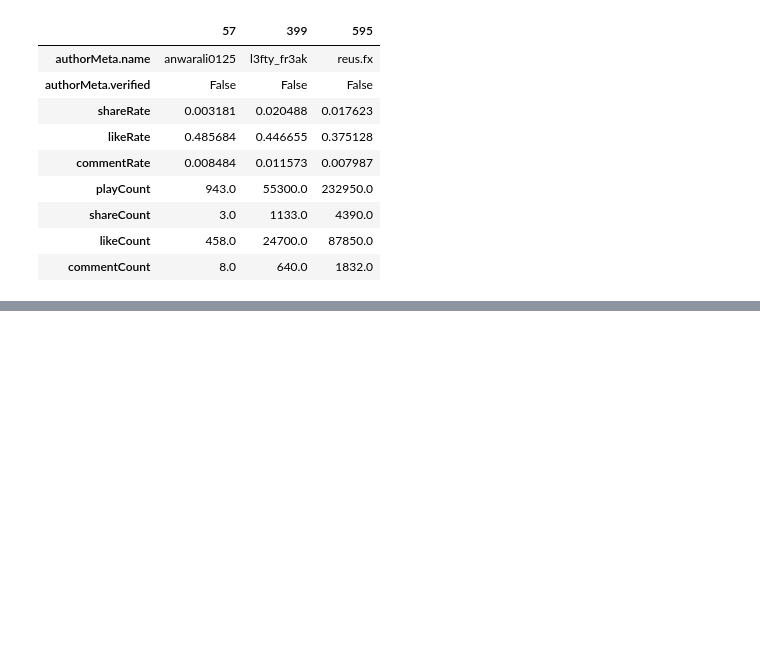
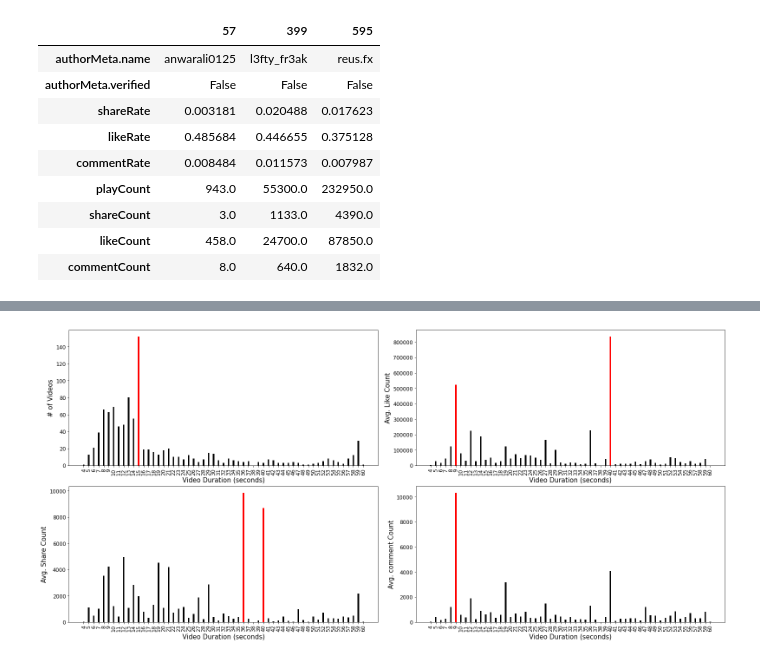
Before and after one commit to ba-group-projects/tiktok-popularity-eda, a Jupyter notebook: mattheus_smm635_mtp_eda.ipynb, the cells around one changed output, grey strips where cells are left out. Drawn from its saved outputs; the diff is of its cells as text; code cells hidden in the pictures; blank space fills up the shorter version.

```diff
--- a/mattheus_smm635_mtp_eda.ipynb
+++ b/mattheus_smm635_mtp_eda.ipynb
@@ -94,0 +93,10 @@ plt.xticks(rotation=0)
+# %%
+count_df = df_clean[['videoMeta.duration']].groupby(df_clean["videoMeta.duration"]).count()#.sort_values(by='videoMeta.duration',axis=1)#.plot(kind="bar", legend=False)
+count_df = count_df.rename(columns={"videoMeta.duration": "count"})
+count_df = count_df.reset_index()
+
+avg_df = df_clean[['videoMeta.duration','likeCount','shareCount','playCount','commentCount']]
+avg_df = avg_df.groupby(['videoMeta.duration'],as_index=False).agg([np.mean]).reset_index()
+avg_df.columns = avg_df.columns.droplevel(-1)
+# avg_df.sort_values(by='likeCount',ascending=False).head(3).T
+avg_df.head()
@@ -94,0 +110,62 @@ plt.xticks(rotation=0)
+# %%
+fig = plt.figure(figsize=(22,10),constrained_layout=True)
+bar_width = 0.3
+
+ax1 = fig.add_subplot(221)
+x = count_df['videoMeta.duration']
+y = count_df['count']
+
+ax1.bar(x,y, color='k', width=bar_width)
+ax1.set_xticks(np.arange(min(x), max(x)+1, 1))
+ax1.set_xticklabels(ax1.get_xticks(),rotation=90)
+ax1.set_xlabel('Video Duration (seconds)', fontdict={'fontsize': 15})
+ax1.set_ylabel('# of Videos', fontdict={'fontsize': 15})
+ax1.tick_params(axis='both', which='major', labelsize=12)
+
+ax1.bar([15], count_df[count_df['videoMeta.duration'] == 15]['count'].iloc[0], color='r', width=bar_width)
+
+ax2 = fig.add_subplot(222)
+x = avg_df['videoMeta.duration']
+y = avg_df['likeCount']
+
+ax2.bar(x,y,color='k', width=bar_width)
+ax2.set_xticks(np.arange(min(x), max(x)+1, 1))
+ax2.set_xticklabels(ax2.get_xticks(),rotation=90)
+ax2.set_xlabel('Video Duration (seconds)', fontdict={'fontsize': 15})
+ax2.set_ylabel('Avg. Like Count', fontdict={'fontsize': 15})
+ax2.tick_params(axis='both', which='major', labelsize=12)
+
+target = [9,40]
+ax2.bar(target, avg_df[avg_df['videoMeta.duration'].isin(target)]['likeCount'], color='r', width=bar_width)
+
+ax3 = fig.add_subplot(223)
+x = avg_df['videoMeta.duration']
+y = avg_df['shareCount']
+
+ax3.bar(x,y,color='k', width=bar_width)
+ax3.set_xticks(np.arange(min(x), max(x)+1, 1))
+ax3.set_xticklabels(ax3.get_xticks(),rotation=90)
+ax3.set_xlabel('Video Duration (seconds)', fontdict={'fontsize': 15})
+ax3.set_ylabel('Avg. Share Count', fontdict={'fontsize': 15})
+ax3.tick_params(axis='both', which='major', labelsize=12)
+
+target = [36,40]
+ax3.bar(target, avg_df[avg_df['videoMeta.duration'].isin(target)]['shareCount'], color='r', width=bar_width)
+
+ax4 = fig.add_subplot(224)
+x = avg_df['videoMeta.duration']
+y = avg_df['commentCount']
+
+ax4.bar(x,y,color='k', width=bar_width)
+ax4.set_xticks(np.arange(min(x), max(x)+1, 1))
+ax4.set_xticklabels(ax4.get_xticks(),rotation=90)
+ax4.set_xlabel('Video Duration (seconds)', fontdict={'fontsize': 15})
+ax4.set_ylabel('Avg. comment Count', fontdict={'fontsize': 15})
+ax4.tick_params(axis='both', which='major', labelsize=12)
+
+target = [9]
+ax4.bar(target, avg_df[avg_df['videoMeta.duration'].isin(target)]['commentCount'], color='r', width=bar_width)
+
+plt.show()
+# %% [output]
+[figure, added]
```
Also changed, not shown: parts of 7 cells of this notebook.
